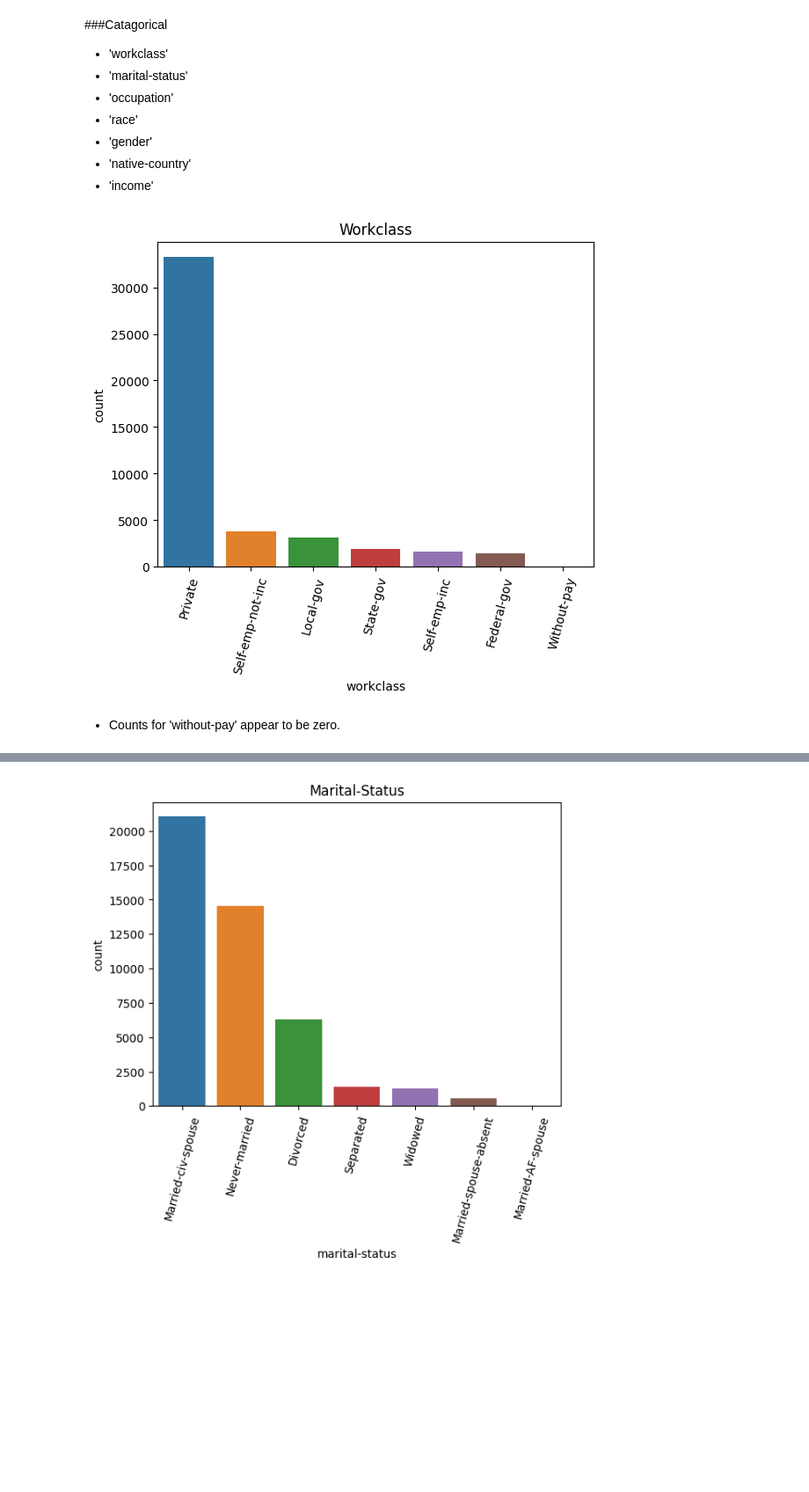
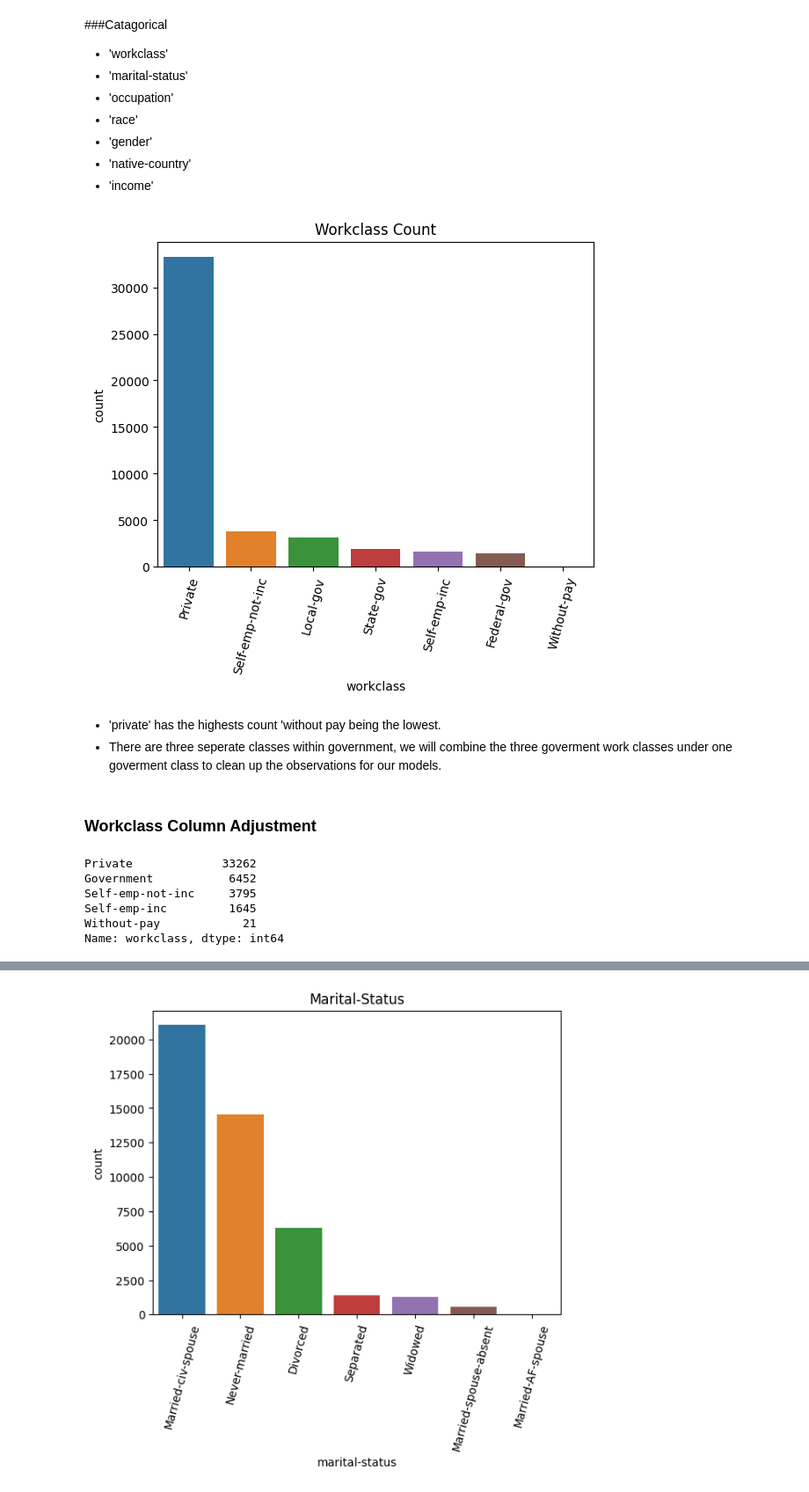
Before and after one commit to KDiBSilva/Adult_Income, a Jupyter notebook: Adult_Income.ipynb, the cells around one changed output, grey strips where cells are left out. Shown at 88% size. Cells and saved outputs as stored; diff of their text form; code cells hidden in the pictures; blank space fills up the shorter version.

```diff
--- a/Adult_Income.ipynb
+++ b/Adult_Income.ipynb
@@ -325,3 +331,9 @@ Honduras                         19
 Hungary                          18
 Holand-Netherlands                1
 Name: native-country, dtype: int64
+# %%
+# Correct Entries
+df['native-country'] = df['native-country'].replace('Hong','Hong-Kong')
+
+# Confirm corrections
+df['native-country'].value_counts()
@@ -367,11 +399,27 @@ Columns Removed:
 # %%
 # countplot for 'workclass' in decending order
 ax = sns.countplot(data = df, x= 'workclass', order=df['workclass'].value_counts().index)
 # rotate x labels
 ax.set_xticklabels(ax.get_xticklabels(), rotation=75)
 # title
-ax.set_title('Workclass');
+ax.set_title('Workclass Count');
 # %% [output]
-[figure, old version]
+[figure, new version]
-# %% [markdown]
-- Counts for 'without-pay' appear to be zero.
+# %% [markdown]
+* 'private' has the highests count 'without pay being the lowest.
+* There are three seperate classes within government, we will combine the three goverment work classes under one goverment class to clean up the observations for our models.
+# %% [markdown]
+### Workclass Column Adjustment
+# %%
+# Replace the the Local, State and Federal government classes to just one government class
+df['workclass'] = df['workclass'].replace({'Local-gov':'Government', 'State-gov': 'Government',
+                                           'Federal-gov': 'Government'})
+# Confirm changes
+df['workclass'].value_counts()
+# %% [output]
+Private             33262
+Government           6452
+Self-emp-not-inc     3795
+Self-emp-inc         1645
+Without-pay            21
+Name: workclass, dtype: int64
```
Also changed, not shown: parts of 129 cells of this notebook.
